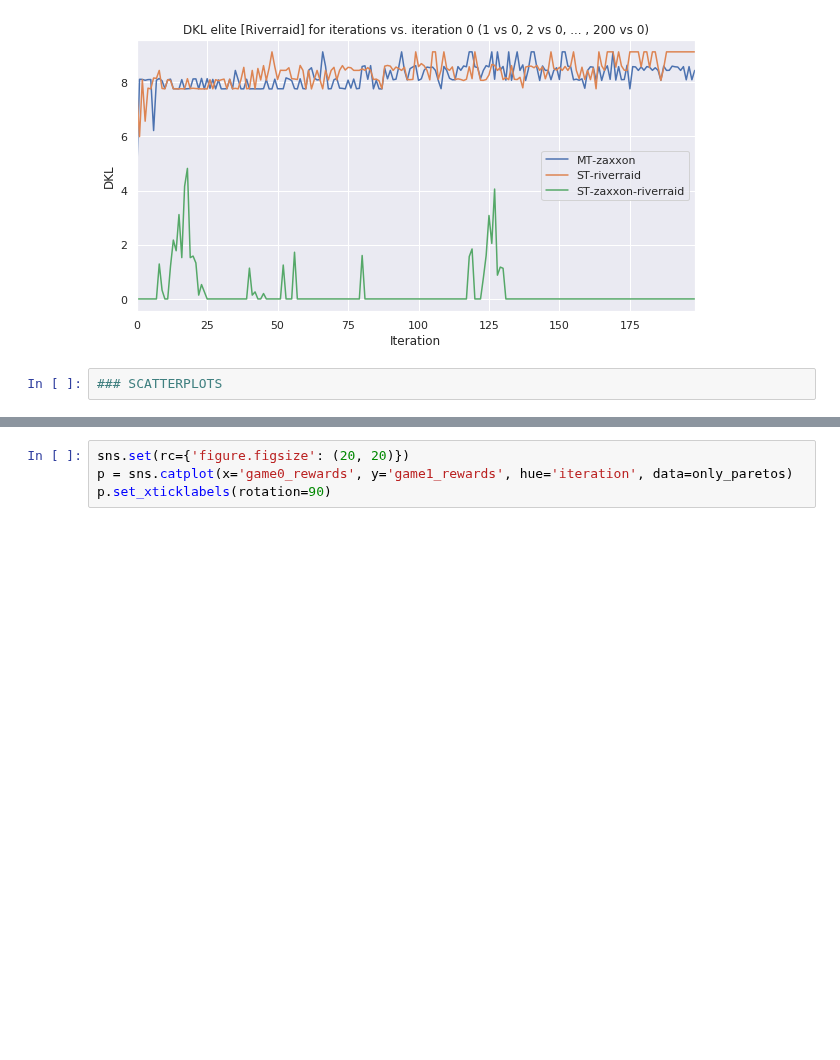
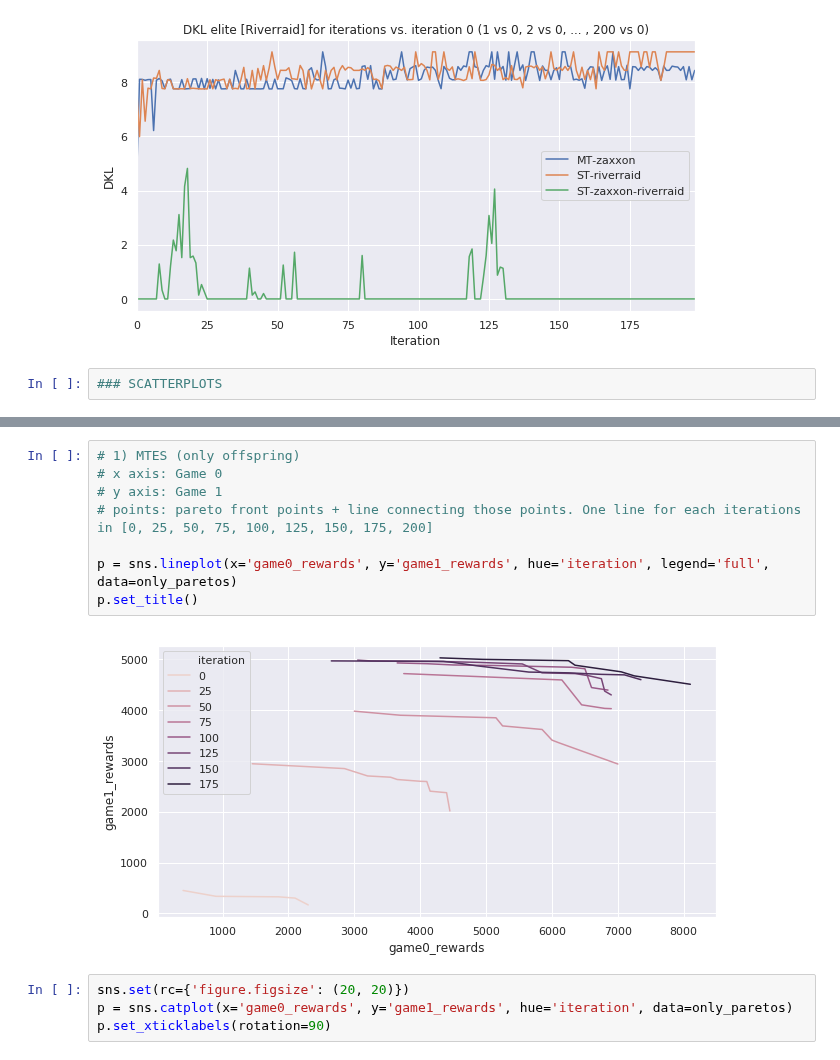
Before and after one commit to deyandyankov/research.mtne, a Jupyter notebook: gpu_implementation/analysis/all_plots.ipynb, the cells around one changed output, grey strips where cells are left out. Drawn from its saved outputs; the diff is of its cells as text; blank space fills up the shorter version.

```diff
--- a/gpu_implementation/analysis/all_plots.ipynb
+++ b/gpu_implementation/analysis/all_plots.ipynb
@@ -266,3 +276,13 @@ p = sns.lineplot(x='game0_rewards', y='game1_rewards', hue='iteration', data=onl
+# %%
+# 1) MTES (only offspring)
+# x axis: Game 0
+# y axis: Game 1
+# points: pareto front points + line connecting those points. One line for each iterations in [0, 25, 50, 75, 100, 125, 150, 175, 200]
+
+p = sns.lineplot(x='game0_rewards', y='game1_rewards', hue='iteration', legend='full', data=only_paretos)
+p.set_title()
+# %% [output]
+[figure, added]
 # %%
 sns.set(rc={'figure.figsize': (20, 20)})
 p = sns.catplot(x='game0_rewards', y='game1_rewards', hue='iteration', data=only_paretos)
```
Also changed, not shown: parts of 23 cells of this notebook, 9 other files.
